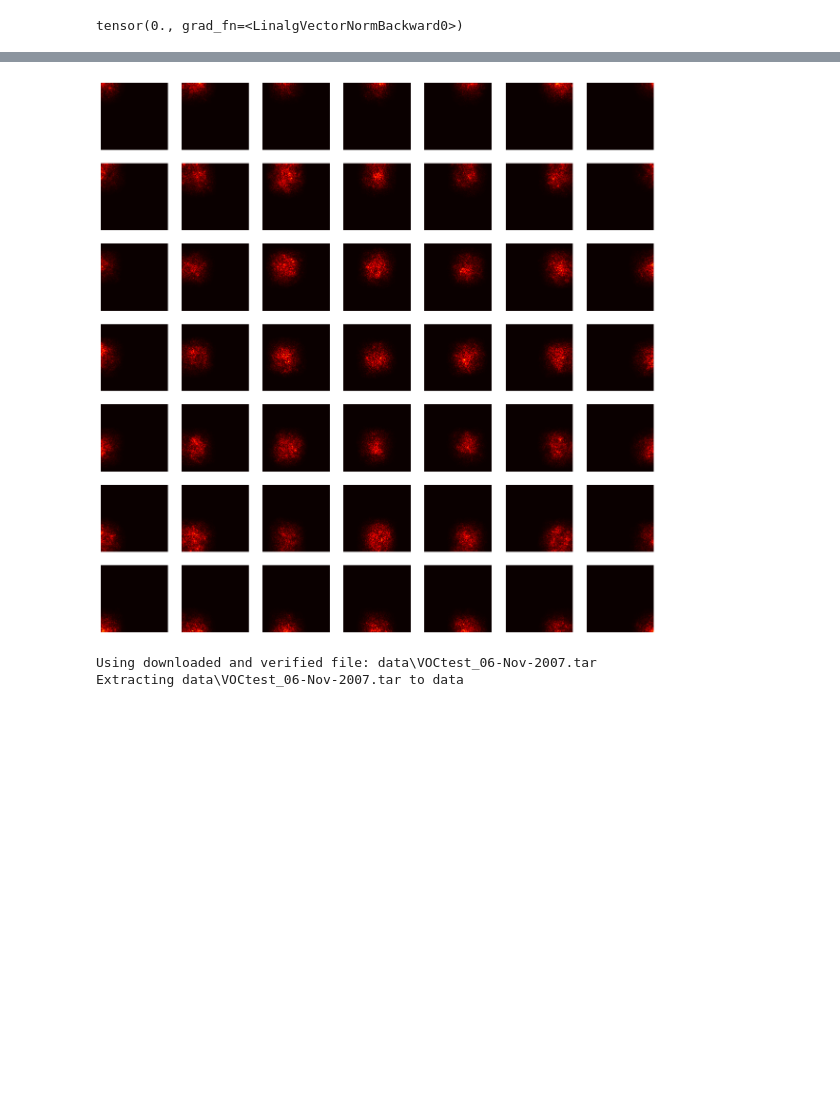
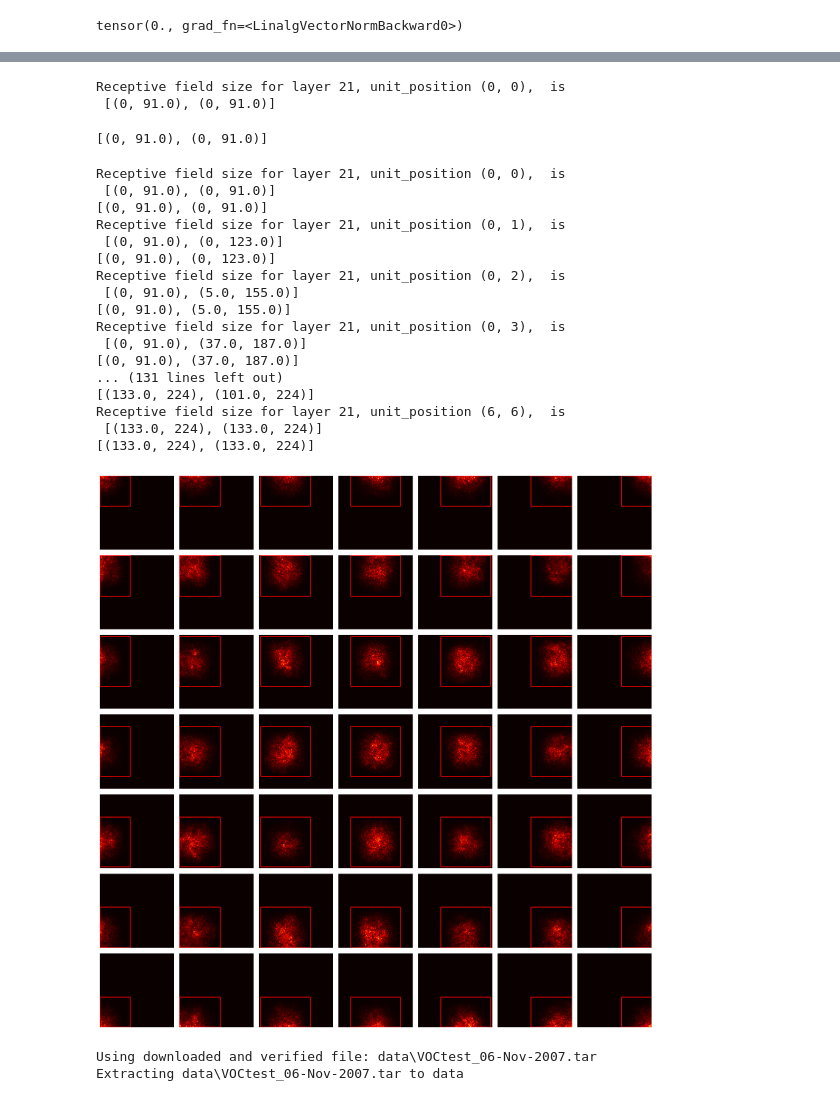
Before and after one commit to liuktc/ML4CV_XAI, a Jupyter notebook: effective_receptive_field.ipynb, the cells around one changed output, grey strips where cells are left out. Drawn from its saved outputs; the diff is of its cells as text; code cells hidden in the pictures; blank space fills up the shorter version.

```diff
--- a/effective_receptive_field.ipynb
+++ b/effective_receptive_field.ipynb
@@ -72,7 +92,7 @@ def calculate_erf(model, input, device):
 # %%
 input_tensor = torch.randn(1,3,224,224)
 output_tensor = g(input_tensor)
-grad_input = calculate_erf(g, torch.zeros(1,3,224,224), device=device)
+grad_input = calculate_erf(g, torch.randn(1,3,224,224), device=device)
 # %%
 output_tensor.shape, grad_input.shape
 # %% [output]
@@ -137,0 +168,3 @@ grad_input1 = calculate_erf(g, torch.zeros(1,3,224,224), device=device)
+# %%
+from torch_receptive_field import receptive_field, receptive_field_for_unit
+receptive_field_dict = receptive_field(cut_model_to_layer(model, "classifier.0", included=False), input_size=(3, 224, 224))
@@ -138,12 +189,47 @@ grad_input1 = calculate_erf(g, torch.zeros(1,3,224,224), device=device)
+# %%
+res = receptive_field_for_unit(receptive_field_dict, "21", (0,0))
+# %% [output]
+Receptive field size for layer 21, unit_position (0, 0),  is
+ [(0, 91.0), (0, 91.0)]
+# %%
+res
+# %% [output]
+[(0, 91.0), (0, 91.0)]
 # %%
 plt.figure(figsize=(15, 15))
 for x in range(7):
     for y in range(7):
+        rf = receptive_field_for_unit(receptive_field_dict, "21", (x,y))
+        print(rf)
+        # rf = [(x_min,x_max), (y_min,y_max)]
+        # Draw a rectangle around the receptive field
         plt.subplot(7, 7, x * 7 + y + 1)
+        plt.plot([rf[1][0], rf[1][0], rf[1][1], rf[1][1], rf[1][0]],
+                 [rf[0][0], rf[0][1], rf[0][1], rf[0][0], rf[0][0]],  'r')
         plt.imshow(grad_input[x, y].sum(0), cmap='hot')
         plt.axis('off')
+
+plt.tight_layout()
+plt.savefig('./plots/erf.pdf', dpi=300)
 # %% [output]
+Receptive field size for layer 21, unit_position (0, 0),  is
+ [(0, 91.0), (0, 91.0)]
+[(0, 91.0), (0, 91.0)]
+Receptive field size for layer 21, unit_position (0, 1),  is
+ [(0, 91.0), (0, 123.0)]
+[(0, 91.0), (0, 123.0)]
+Receptive field size for layer 21, unit_position (0, 2),  is
+ [(0, 91.0), (5.0, 155.0)]
+[(0, 91.0), (5.0, 155.0)]
+Receptive field size for layer 21, unit_position (0, 3),  is
+ [(0, 91.0), (37.0, 187.0)]
+[(0, 91.0), (37.0, 187.0)]
+... (131 lines left out)
+[(133.0, 224), (101.0, 224)]
+Receptive field size for layer 21, unit_position (6, 6),  is
+ [(133.0, 224), (133.0, 224)]
+[(133.0, 224), (133.0, 224)]
-[figure, old version]
+[figure, new version]
 # %%
 # import dataset
 from data import PascalVOC2007
```
Also changed, not shown: parts of 7 cells of this notebook, 4 other files.
